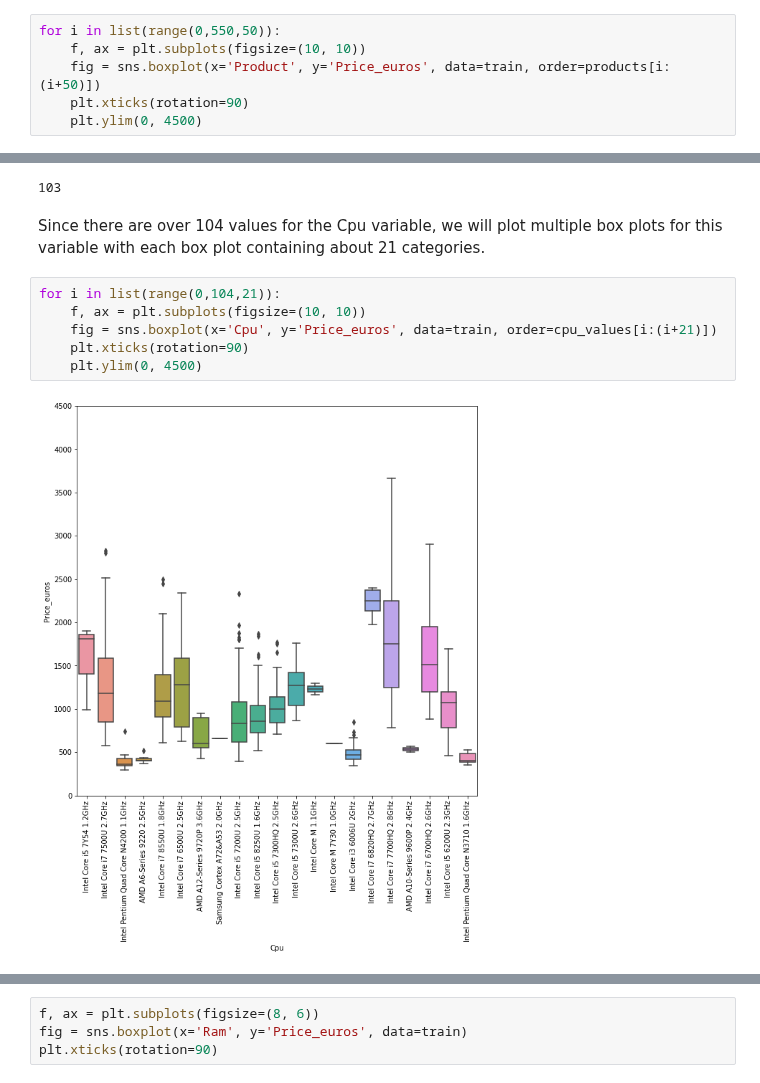
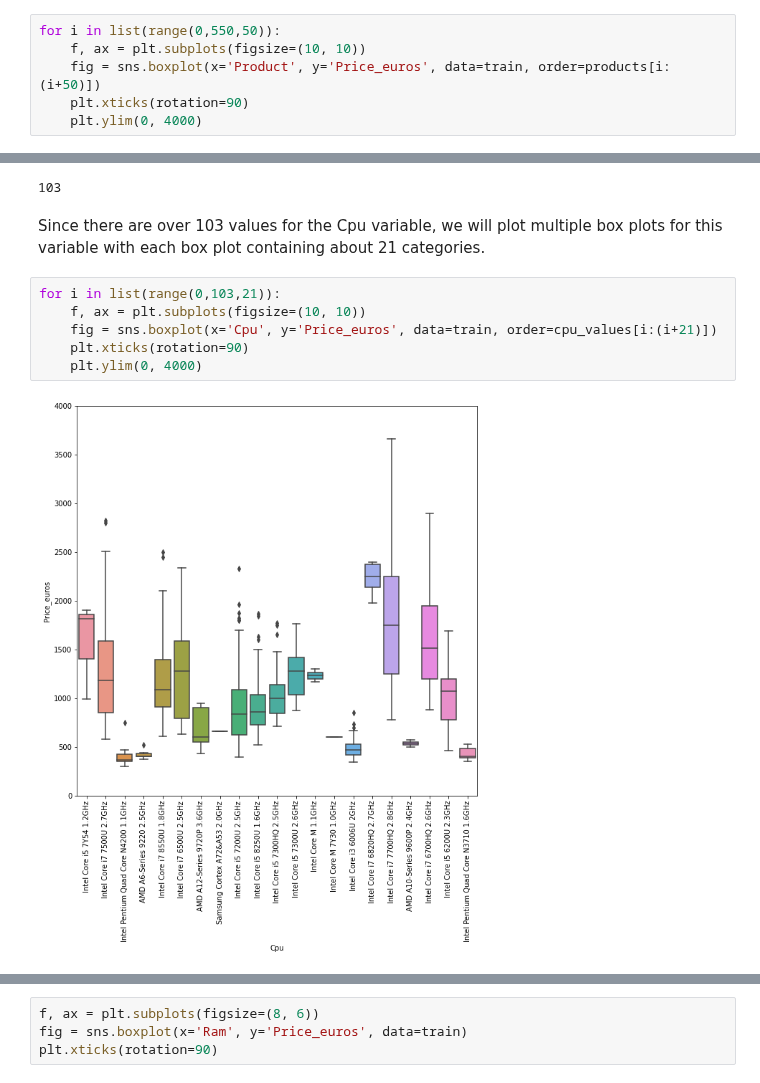
Before and after one commit to ryan-ferns/project_laptop_prices, a Jupyter notebook: laptop-prices-project.ipynb, the cells around one changed output, grey strips where cells are left out. Saved outputs shown, nothing was run; the diff lists cells and outputs as text.

```diff
--- a/laptop-prices-project.ipynb
+++ b/laptop-prices-project.ipynb
@@ -1615,5 +1723,5 @@ for i in list(range(0,550,50)):
     f, ax = plt.subplots(figsize=(10, 10))
     fig = sns.boxplot(x='Product', y='Price_euros', data=train, order=products[i:(i+50)])
     plt.xticks(rotation=90)
-    plt.ylim(0, 4500)
+    plt.ylim(0, 4000)
 # %% [output]
@@ -1671,14 +1779,14 @@ len(cpu_values)
 # %% [output]
 103
 # %% [markdown]
-Since there are over 104 values for the Cpu variable,
+Since there are over 103 values for the Cpu variable,
 we will plot multiple box plots for this variable with
 each box plot containing about 21 categories.
 # %%
-for i in list(range(0,104,21)):
+for i in list(range(0,103,21)):
     f, ax = plt.subplots(figsize=(10, 10))
     fig = sns.boxplot(x='Cpu', y='Price_euros', data=train, order=cpu_values[i:(i+21)])
     plt.xticks(rotation=90)
-    plt.ylim(0, 4500)
+    plt.ylim(0, 4000)
 # %% [output]
-[figure, old version]
+[figure, new version]
```
Also changed, not shown: parts of 19 cells of this notebook.
